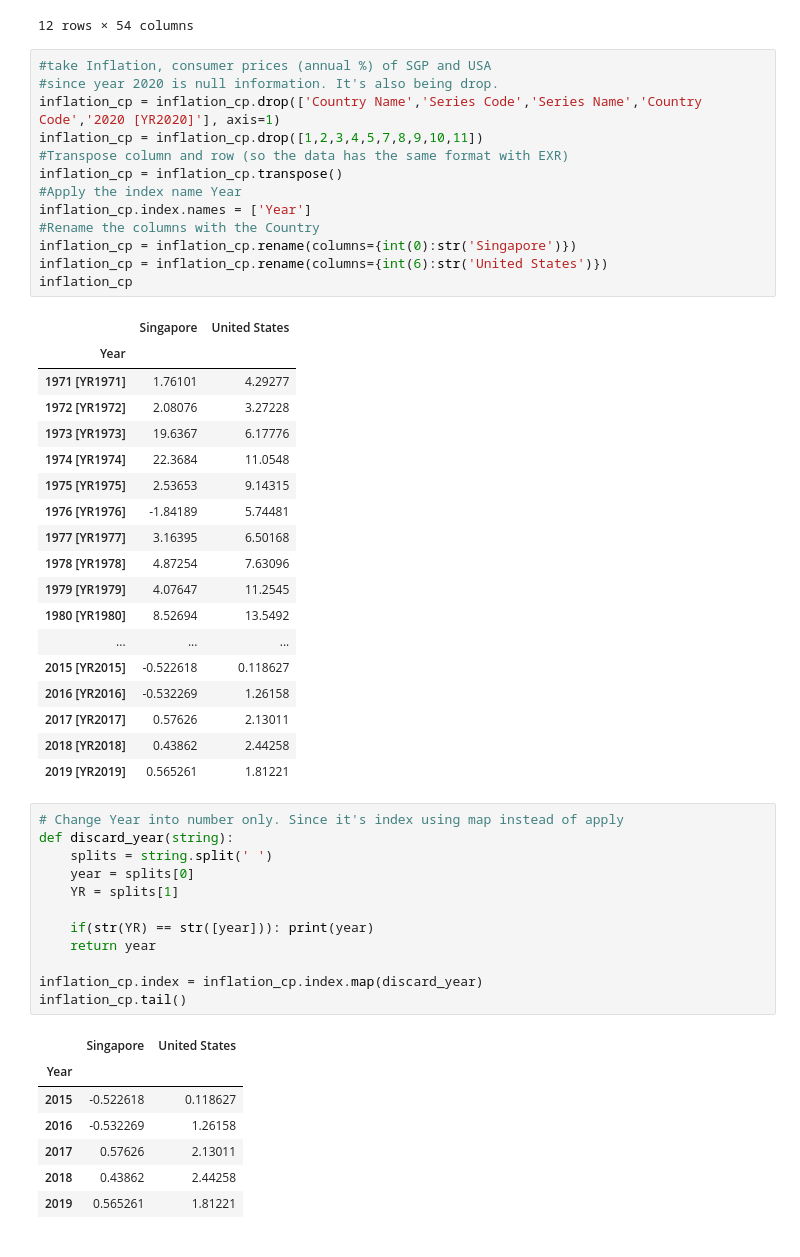
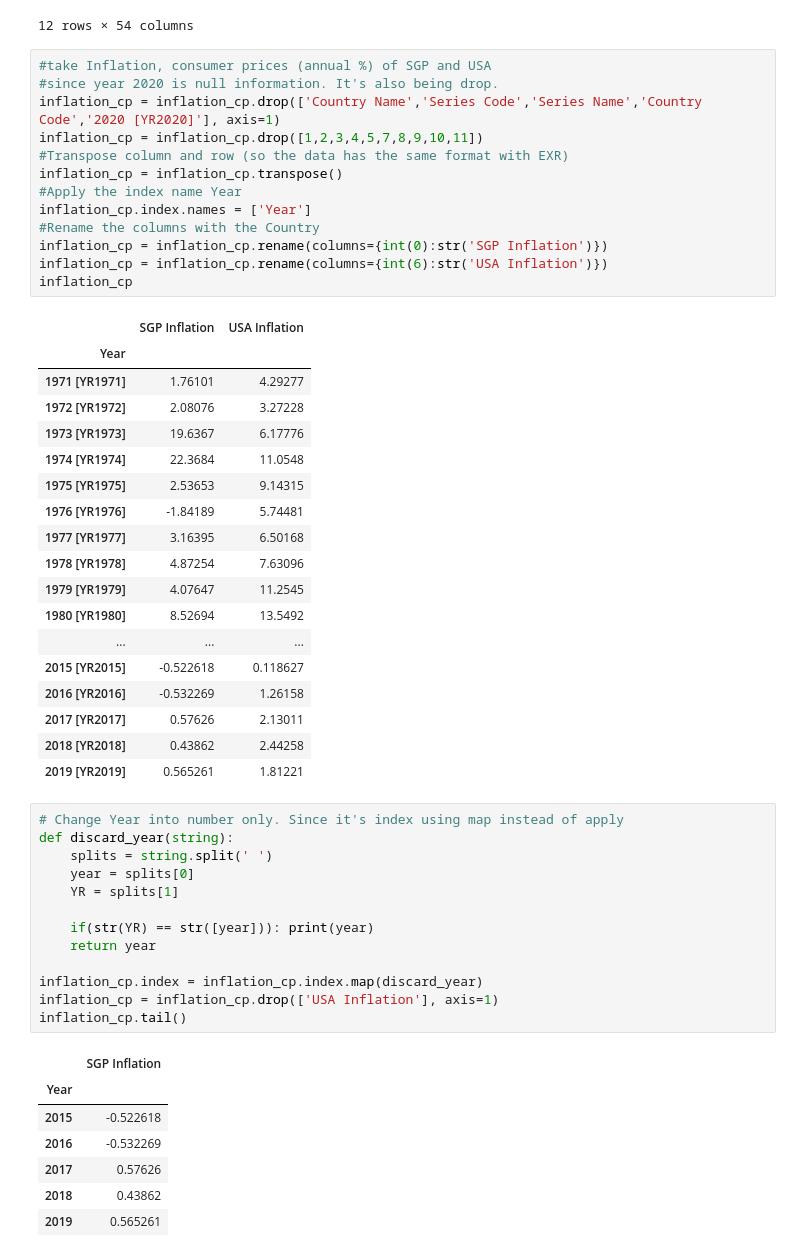
Before and after one commit to hieubkvn123/ExchangeRatePrediction, a Jupyter notebook: EDA1- Final.ipynb, the cells around one changed output. Saved outputs shown, nothing was run; the diff lists cells and outputs as text.

```diff
--- a/EDA1- Final.ipynb
+++ b/EDA1- Final.ipynb
@@ -269,11 +285,11 @@ inflation_cp = inflation_cp.transpose()
 #Apply the index name Year
 inflation_cp.index.names = ['Year']
 #Rename the columns with the Country
-inflation_cp = inflation_cp.rename(columns={int(0):str('Singapore')})
-inflation_cp = inflation_cp.rename(columns={int(6):str('United States')})
+inflation_cp = inflation_cp.rename(columns={int(0):str('SGP Inflation')})
+inflation_cp = inflation_cp.rename(columns={int(6):str('USA Inflation')})
 inflation_cp
 # %% [output]
-|  | Singapore | United States |
+|  | SGP Inflation | USA Inflation |
 | Year |  |  |
 | 1971 [YR1971] | 1.76101 | 4.29277 |
 | 1972 [YR1972] | 2.08076 | 3.27228 |
@@ -294,23 +310,24 @@ inflation_cp
 # %%
 # Change Year into number only. Since it's index using map instead of apply
 def discard_year(string):
     splits = string.split(' ')
     year = splits[0]
     YR = splits[1]
 
     if(str(YR) == str([year])): print(year)
     return year
 
 inflation_cp.index = inflation_cp.index.map(discard_year)
+inflation_cp = inflation_cp.drop(['USA Inflation'], axis=1)
 inflation_cp.tail()
 # %% [output]
-|  | Singapore | United States |
-| Year |  |  |
-| 2015 | -0.522618 | 0.118627 |
-| 2016 | -0.532269 | 1.26158 |
-| 2017 | 0.57626 | 2.13011 |
-| 2018 | 0.43862 | 2.44258 |
-| 2019 | 0.565261 | 1.81221 |
+|  | SGP Inflation |
+| Year |  |
+| 2015 | -0.522618 |
+| 2016 | -0.532269 |
+| 2017 | 0.57626 |
+| 2018 | 0.43862 |
+| 2019 | 0.565261 |
 # %%
 #The graph show the USA and SGP Inflation, Consumer Prices (annual %) from 1971 to 2019.
 fig,ax = plt.subplots(figsize=(15,8))
```
Also changed, not shown: parts of 19 cells of this notebook, 6 other files.
